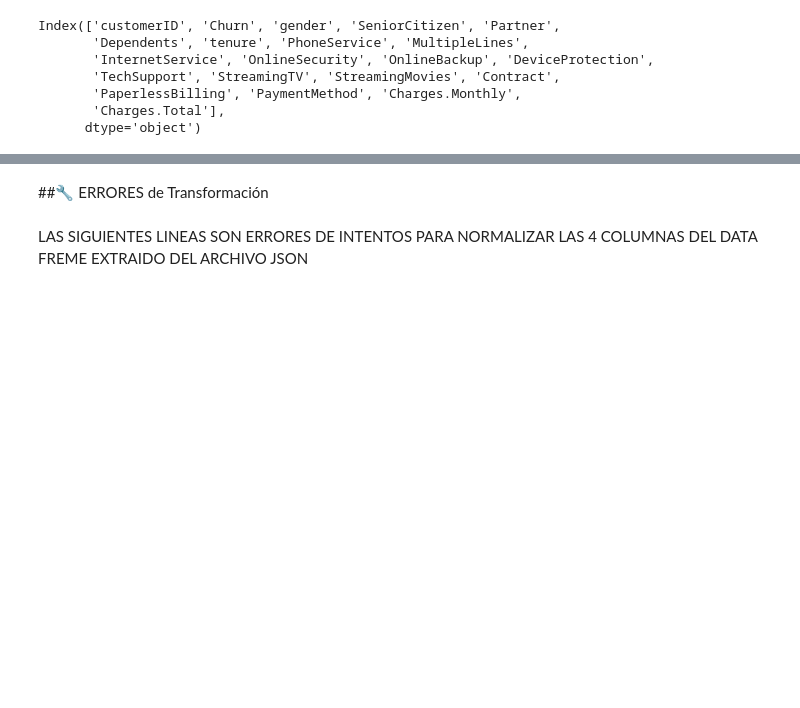
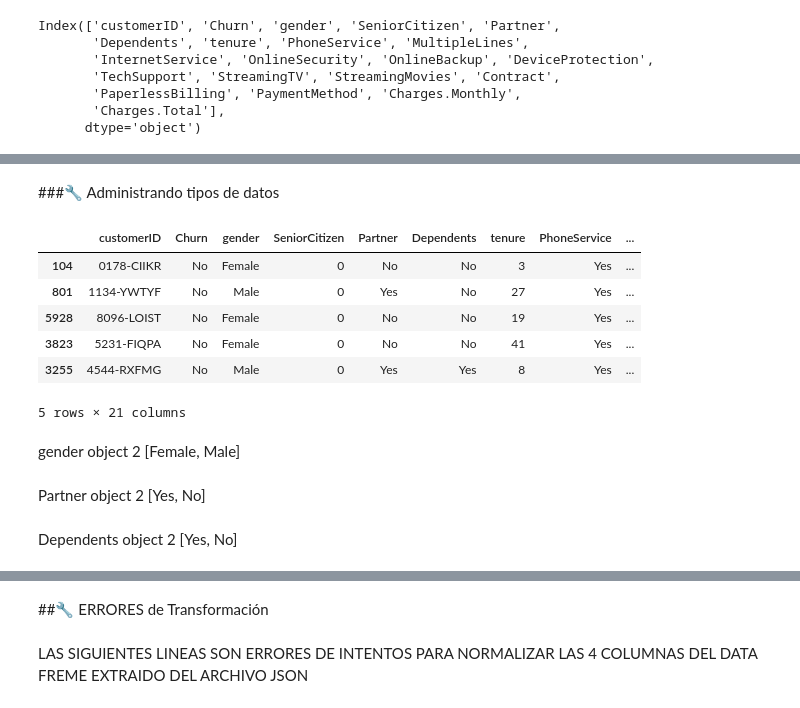
Before and after one commit to lespmo/Challenge_Telecom_X_anAlisis_evasiOn_clientes, a Jupyter notebook: TelecomX_LATAM_Parte_1_B_1.ipynb, the cells around one changed output, grey strips where cells are left out. Saved outputs shown, nothing was run; the diff lists cells and outputs as text; code cells hidden in the pictures; blank space fills up the shorter version.

```diff
--- a/TelecomX_LATAM_Parte_1_B_1.ipynb
+++ b/TelecomX_LATAM_Parte_1_B_1.ipynb
@@ -1053,8 +1090,8 @@ Index(['customerID', 'Churn', 'gender', 'SeniorCitizen', 'Partner',
 # %%
 # cambiar los nombres de las columnas que tienen como separador .
 #df = df.rename(columns={'Edad': 'Años'})
-df_TelecomX_Normalizado = df_TelecomX_Normalizado.rename(columns={'Charges_Monthly': 'Charges.Monthly'})
+df_TelecomX_Normalizado = df_TelecomX_Normalizado.rename(columns={'Charges.Monthly': 'Charges.Monthly'})
 # %%
-df_TelecomX_Normalizado = df_TelecomX_Normalizado.rename(columns={'Charges_Total': 'Charges.Total'})
+df_TelecomX_Normalizado = df_TelecomX_Normalizado.rename(columns={'Charges.Total': 'Charges.Total'})
 # %%
 df_TelecomX_Normalizado.columns
@@ -1062,0 +1126,2 @@ df_TelecomX_Normalizado.info()
+# %% [markdown]
+###🔧 Administrando tipos de datos
@@ -1062,0 +1130,12 @@ df_TelecomX_Normalizado.info()
+# %%
+df_TelecomX_Normalizado.sample(5)
+# %% [output]
+|  | customerID | Churn | gender | SeniorCitizen | Partner | Dependents | tenure | PhoneService | ... |
+| 104 | 0178-CIIKR | No | Female | 0 | No | No | 3 | Yes | ... |
+| 801 | 1134-YWTYF | No | Male | 0 | Yes | No | 27 | Yes | ... |
+| 5928 | 8096-LOIST | No | Female | 0 | No | No | 19 | Yes | ... |
+| 3823 | 5231-FIQPA | No | Female | 0 | No | No | 41 | Yes | ... |
+| 3255 | 4544-RXFMG | No | Male | 0 | Yes | Yes | 8 | Yes | ... |
+5 rows × 21 columns
+# %% [markdown]
+gender	object	2	[Female, Male]
@@ -1062,0 +1145,2 @@ df_TelecomX_Normalizado.info()
+# %% [markdown]
+Partner	object	2	[Yes, No]
@@ -1062,0 +1154,2 @@ df_TelecomX_Normalizado.info()
+# %% [markdown]
+Dependents	object	2	[Yes, No]
```
Also changed, not shown: parts of 49 cells of this notebook, 3 other files.
